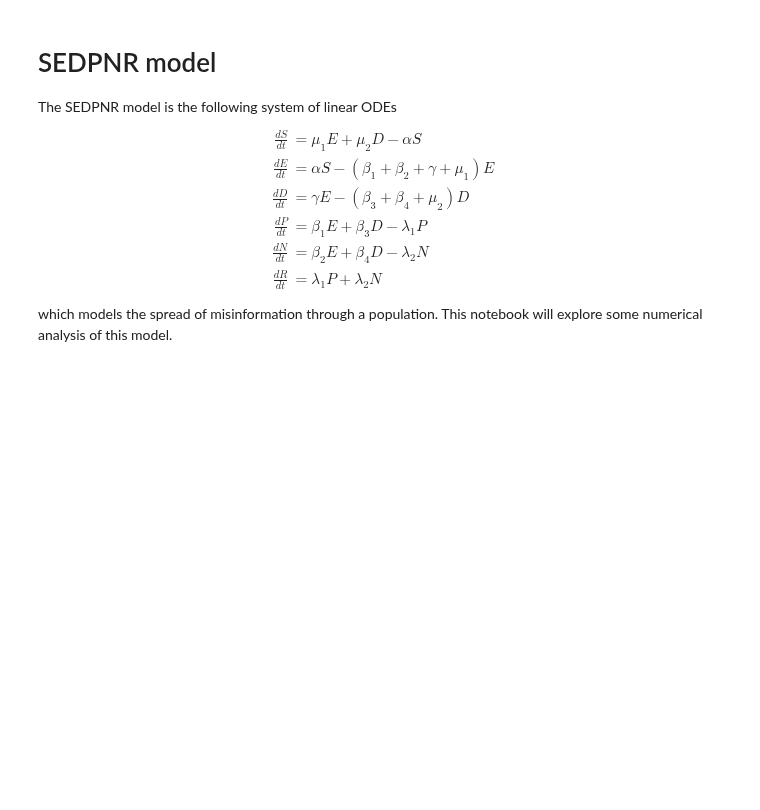
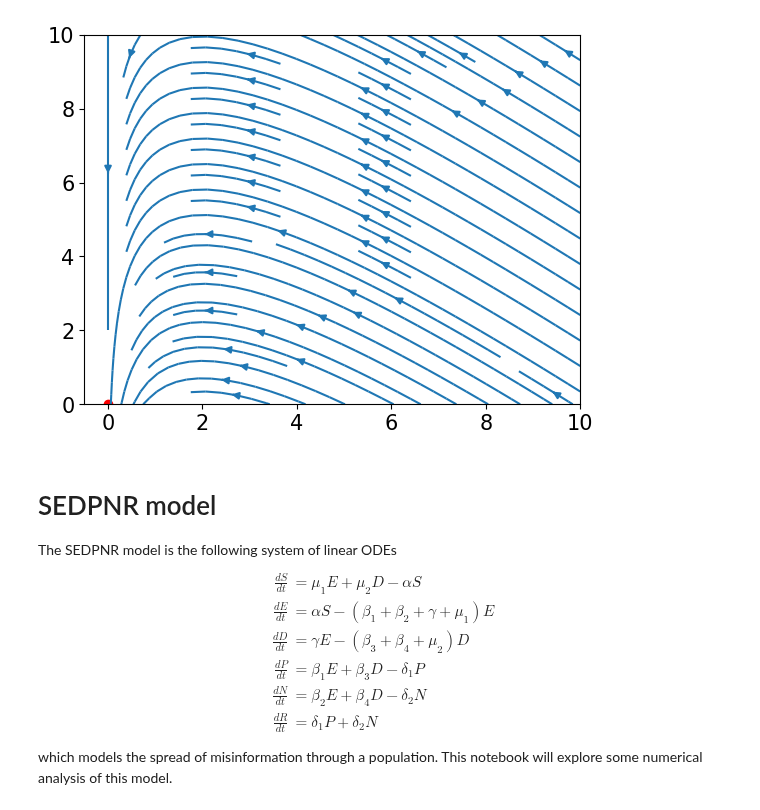
Before and after one commit to Arnottjwr/Misinformation-Models, a Jupyter notebook: SEDPNR.ipynb, the cells around one changed output. Drawn from its saved outputs; the diff is of its cells as text; code cells hidden in the pictures; blank space fills up the shorter version.

```diff
--- a/SEDPNR.ipynb
+++ b/SEDPNR.ipynb
@@ -0,0 +1,7 @@
+# %%
+import numpy as np
+from scipy.integrate import odeint
+import matplotlib.pyplot as plt
+import scipy.stats as stats
+import math
+plt.rcParams.update({'font.size': 15})
@@ -0,0 +10,5 @@
+# %%
+# Initialise Params
+params = dict()
+params['beta'] = 0.01
+params['gamma'] = 0.02
@@ -1,3 +42,22 @@
+# %%
+plt.close("all")
+
+fixed_points = np.array([[0.,0.]])
+
+s = np.linspace(0, 10, 10)
+i = np.linspace(0, 10, 10)
+S, I = np.meshgrid(s, i)
+
+Sdot = -params['beta']*S*I
+Idot =  params['beta']*S*I -params['gamma']*I
+
+
+fig, ax = plt.subplots()
+ax.streamplot(S, I, Sdot, Idot)
+ax.scatter(*fixed_points.T, color="r")
+fig.show()
+# %% [output]
+[figure, added]
 # %% [markdown]
 # SEDPNR model
 The SEDPNR model is the following system of linear ODEs
@@ -5,8 +65,8 @@ The SEDPNR model is the following system of linear ODEs
     \frac{dS}{dt} &= \mu_1 E + \mu_2 D - \alpha S \\
     \frac{dE}{dt} &= \alpha S - (\beta_1 + \beta_2 + \gamma + \mu_1)E \\
     \frac{dD}{dt} &= \gamma E - (\beta_3 + \beta_4 + \mu_2)D \\
-    \frac{dP}{dt} &= \beta_1 E + \beta_3 D - \lambda_1 P \\
-    \frac{dN}{dt} &= \beta_2 E + \beta_4 D - \lambda_2 N \\
-    \frac{dR}{dt} &= \lambda_1 P + \lambda_2 N
+    \frac{dP}{dt} &= \beta_1 E + \beta_3 D - \delta_1 P \\
+    \frac{dN}{dt} &= \beta_2 E + \beta_4 D - \delta_2 N \\
+    \frac{dR}{dt} &= \delta_1 P + \delta_2 N
 \end{align}
 which models the spread of misinformation through a population. This notebook will explore some numerical analysis of this model.
```
Also changed, not shown: parts of 5 cells of this notebook.
